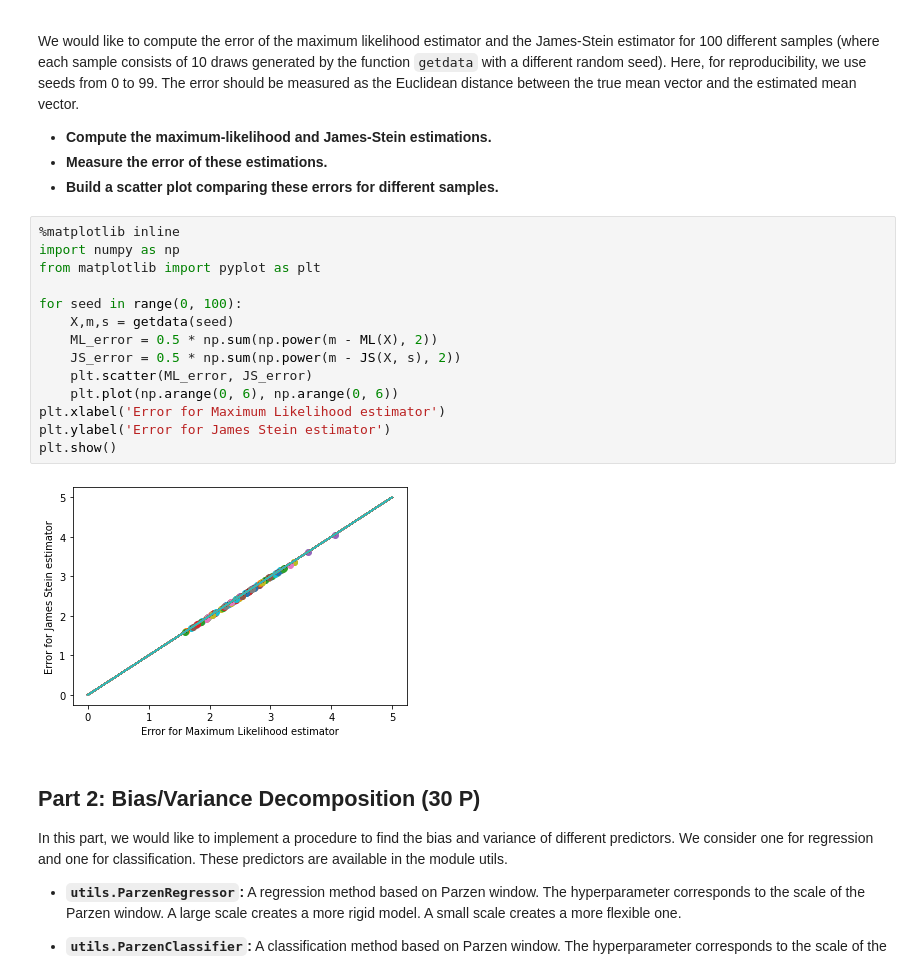
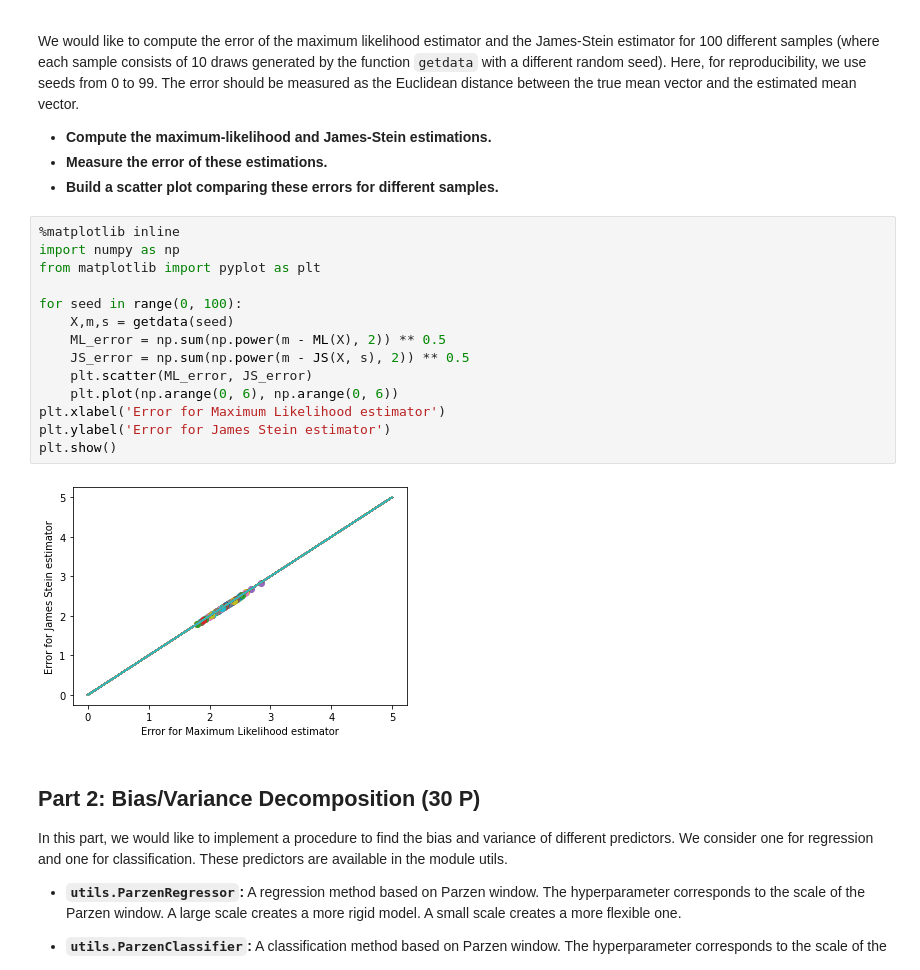
Before and after one commit to johnsmzr/Machine-Learning-1, a Jupyter notebook: Ex05 - Model Selection/sheet05-programming.ipynb, the cells around one changed output. Cells and saved outputs as stored; diff of their text form.

```diff
--- a/Ex05 - Model Selection/sheet05-programming.ipynb
+++ b/Ex05 - Model Selection/sheet05-programming.ipynb
@@ -53,19 +53,19 @@ We would like to compute the error of the maximum likelihood estimator and the J
 # %%
 %matplotlib inline
 import numpy as np
 from matplotlib import pyplot as plt
 
 for seed in range(0, 100):
     X,m,s = getdata(seed)
-    ML_error = 0.5 * np.sum(np.power(m - ML(X), 2))
-    JS_error = 0.5 * np.sum(np.power(m - JS(X, s), 2))
+    ML_error = np.sum(np.power(m - ML(X), 2)) ** 0.5
+    JS_error = np.sum(np.power(m - JS(X, s), 2)) ** 0.5
     plt.scatter(ML_error, JS_error)
     plt.plot(np.arange(0, 6), np.arange(0, 6))
 plt.xlabel('Error for Maximum Likelihood estimator')
 plt.ylabel('Error for James Stein estimator')
 plt.show()
 # %% [output]
-[figure, old version]
+[figure, new version]
 # %% [markdown]
 ## Part 2: Bias/Variance Decomposition (30 P)
 
```
